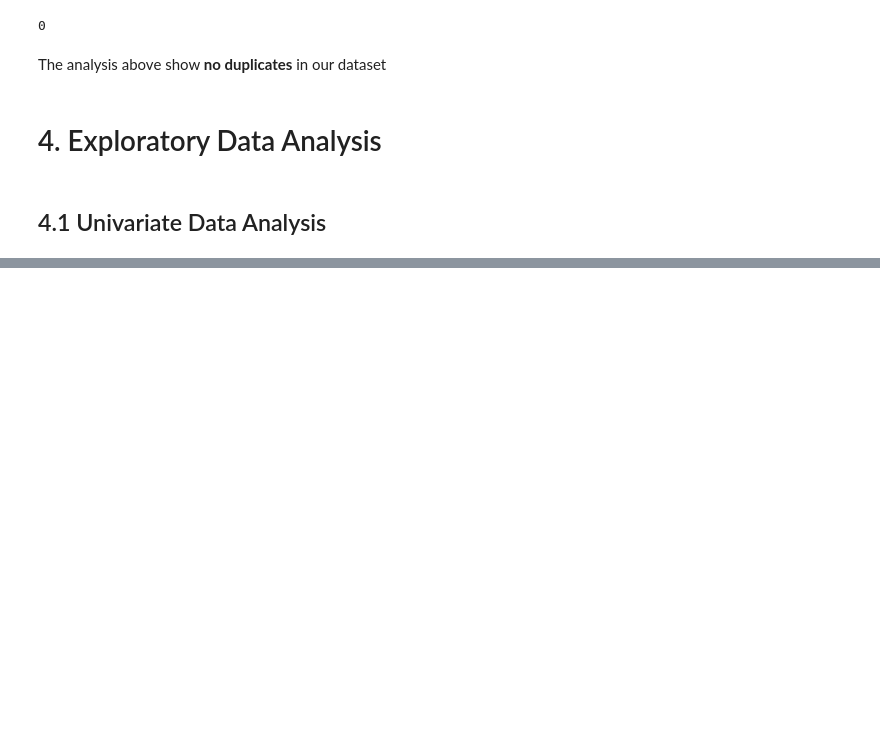
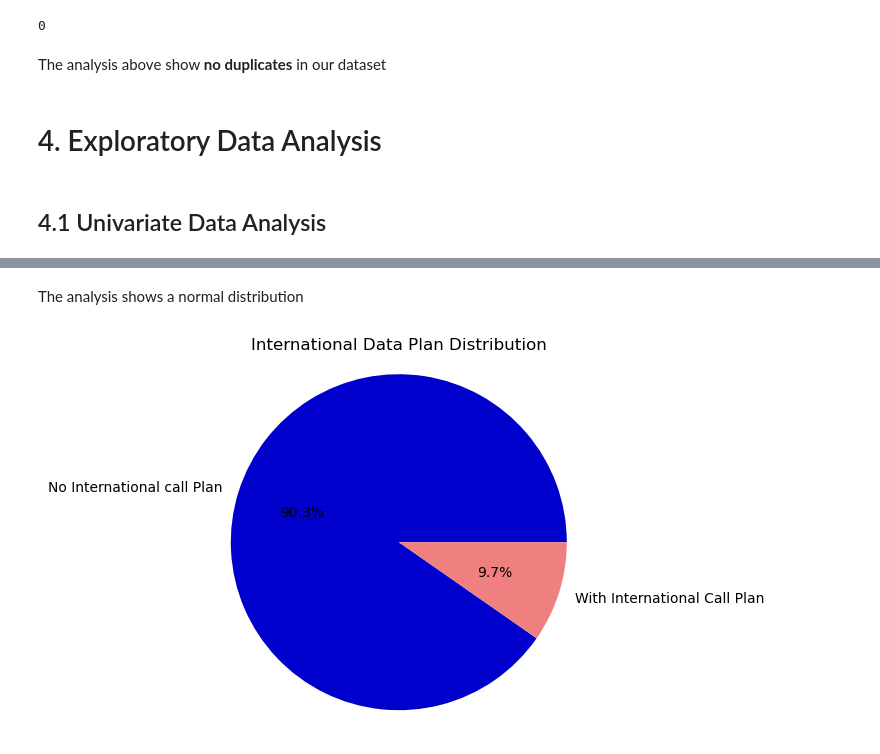
Before and after one commit to DavidChege1/SyriaTel-telecommunications-company, a Jupyter notebook: Index.ipynb, the cells around one changed output, grey strips where cells are left out. Cells and saved outputs as stored; diff of their text form; code cells hidden in the pictures; blank space fills up the shorter version.

```diff
--- a/Index.ipynb
+++ b/Index.ipynb
@@ -140,0 +162,14 @@ plt.show()
+# %% [markdown]
+The analysis shows a normal distribution
+# %%
+# Visualizing the data plan distribution
+# Creating a pie chart
+colors = ['mediumblue', 'lightcoral']
+plt.title('International Data Plan Distribution')
+plt.pie(df['international plan'].value_counts(),labels=['No International call Plan','With International Call Plan'], autopct='%1.1f%%', colors=colors)
+plt.axis('equal')  # Equal aspect ratio ensures that pie is drawn as a circle.
+
+# Showing the plot
+plt.show()
+# %% [output]
+[figure, added]
```
Also changed, not shown: parts of 13 cells of this notebook.
